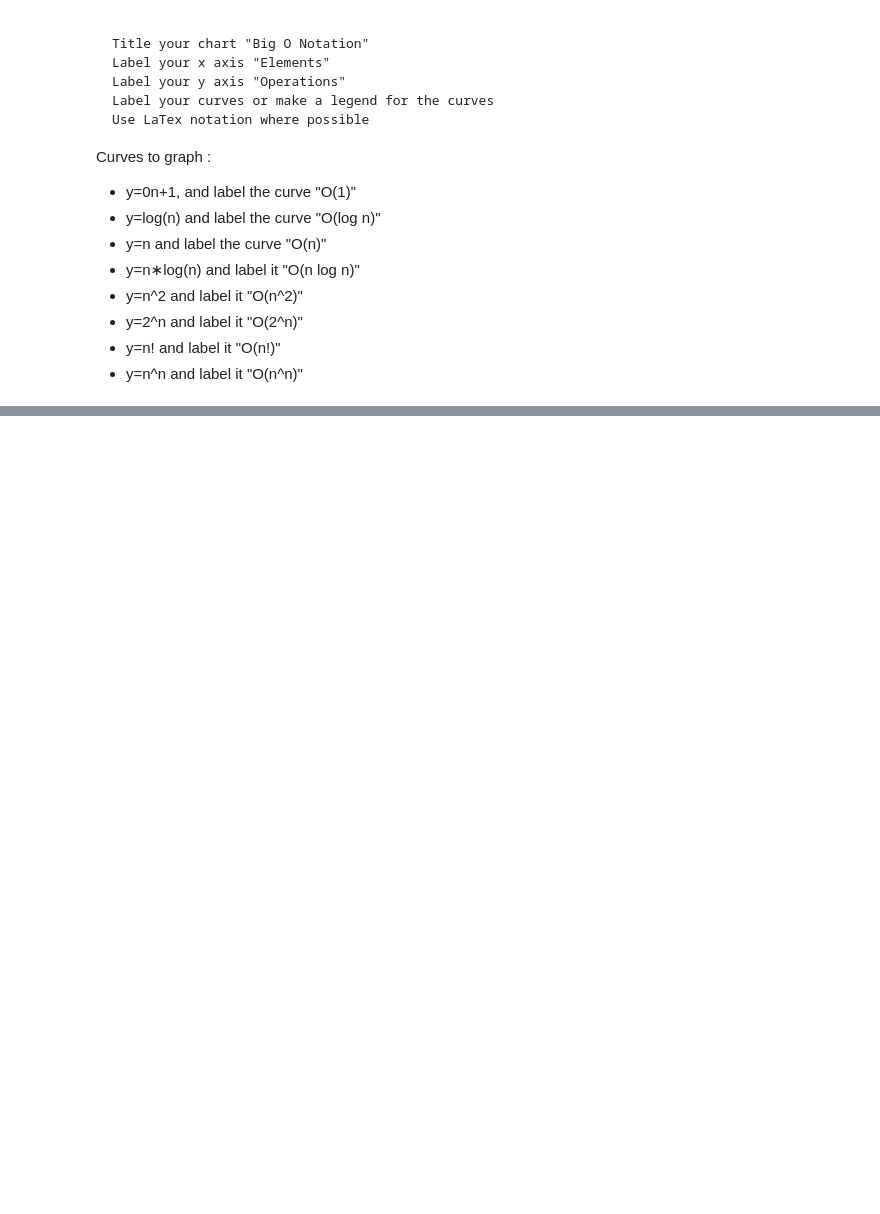
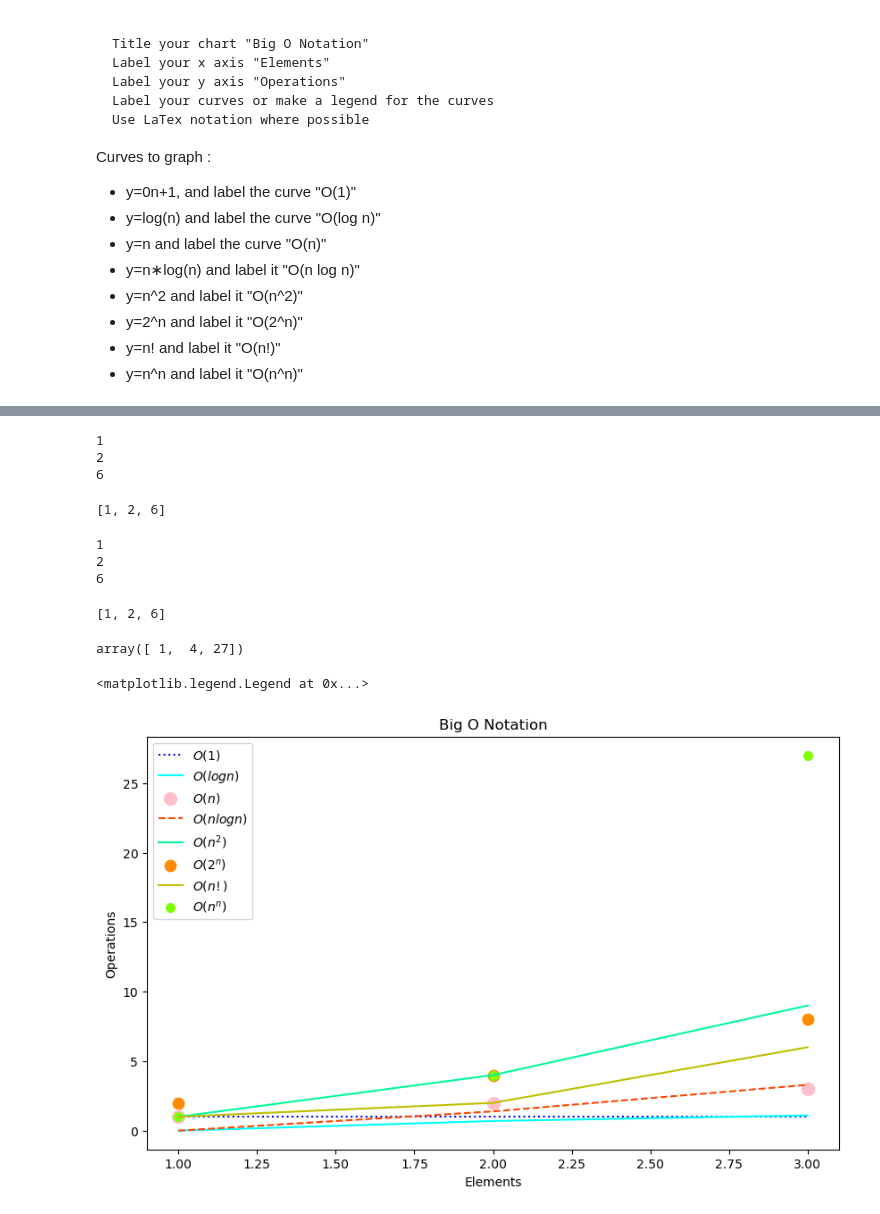
Before and after one commit to MagdalenaRahn/numpy-pandas-visualization-exercises, a Jupyter notebook: big_o_notation.ipynb, the cells around one changed output, grey strips where cells are left out. Cells and saved outputs as stored; diff of their text form; code cells hidden in the pictures; blank space fills up the shorter version.

Commit message:
Adding updated Matplotlib exercises and completed Big_O_Notation graph-creation.

```diff
--- a/big_o_notation.ipynb
+++ b/big_o_notation.ipynb
@@ -37,5 +37,5 @@ n = np.array(range(1,11))
 # %%
 # y = 0n+1 and label the curve "O(1)"
-y = 0 * n + 1
+y0 = 0 * n + 1
 y0
 # %% [output]
@@ -54,0 +75,74 @@ y = n
+# %%
+# y = n! and label it "O(n!)"
+
+yfact = []
+
+# initialise empty list and do loops thru array 'n' to then append list with factorial of 'n'.
+# turns array into factorial list
+
+for j in n:
+    m.factorial(j)
+    yfact.append( m.factorial(j))
+    print(m.factorial(j))
+
+yfact
+# %% [output]
+1
+2
+6
+[1, 2, 6]
+# %%
+# how to turn array into factorial :
+
+for j in n:
+    print(m.factorial(j))
+# %% [output]
+1
+2
+6
+# %%
+yfa = [m.factorial(j) for j in n]
+yfa
+
+# this is the same as the for loop ('yfact').
+
+# [mathematical operation for item in array]
+# %% [output]
+[1, 2, 6]
+# %%
+# y = n ^ n and label it "O(n^n)"
+
+ynn = n ** n
+ynn
+# %% [output]
+array([ 1,  4, 27])
+# %%
+plt.figure(figsize = (10,6))
+plt.title('Big O Notation')
+plt.xlabel('Elements')
+plt.ylabel('Operations')
+
+(
+    plt.plot(n, y0, c = 'b', ls = ":"),
+    plt.plot(n, ylogn, c = 'cyan'),
+    plt.scatter(n, y, c = 'pink', s = 100),
+    plt.plot(n, ylognn, c = 'orangered', ls = "--"),
+    plt.plot(n, y0n2, c = 'mediumspringgreen'),
+    plt.scatter(n, y2n, c = 'darkorange', s = 80),
+    plt.plot(n, yfa, c = 'y'),
+    plt.scatter(n, ynn, c = 'chartreuse', s = 50 )
+)
+
+(
+    plt.legend(['$O(1)$',
+                '$O(log n)$',
+               '$O(n)$',
+               '$O(n log n)$',
+               '$O(n^2)$',
+               '$O(2^n)$',
+               '$O(n!)$',
+               '$O(n^n)$'])
+)
+# %% [output]
+<matplotlib.legend.Legend at 0x...>
+[figure, added]
```
Also changed, not shown: parts of 6 cells of this notebook, 1 other file.
